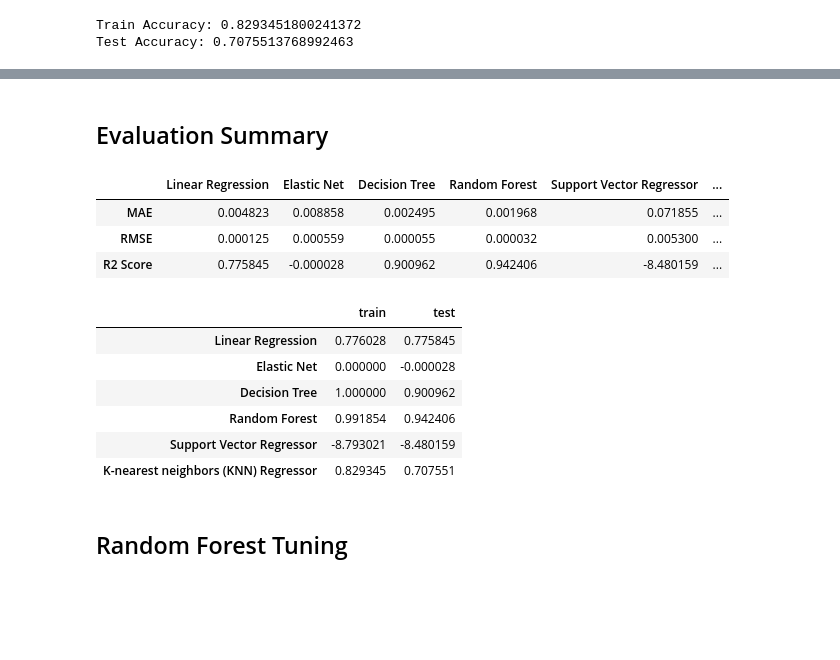
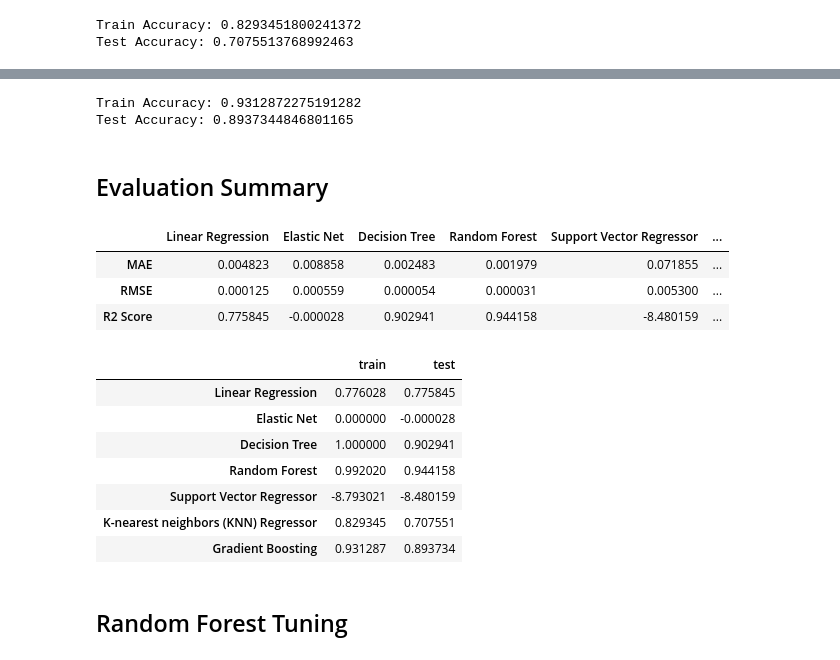
Before and after one commit to dinalnaveen/Analyse-the-relationship-between-metrics-of-YouTube-based-on-YouTube-analytics-by-applying-the-machi, a Jupyter notebook: YouTube Video Views Prediction.ipynb, the cells around one changed output, grey strips where cells are left out. Drawn from its saved outputs; the diff is of its cells as text; code cells hidden in the pictures; blank space fills up the shorter version.

Commit message:
Gradient Boosting

```diff
--- a/YouTube Video Views Prediction.ipynb
+++ b/YouTube Video Views Prediction.ipynb
@@ -735,0 +738,6 @@ Test Accuracy: 0.7075513768992463
+# %%
+# fitting regression model to training set
+from sklearn.ensemble import GradientBoostingRegressor
+gb_model = GradientBoostingRegressor(n_estimators=100, learning_rate=0.1, max_depth=3, random_state=42)
+gb_model.fit(X_train, y_train)
+y_pred_gb = gb_model.predict(X_test)
@@ -736,38 +747,52 @@ Test Accuracy: 0.7075513768992463
+# %%
+mae_gb = mean_absolute_error(y_test, y_pred_gb)
+rmse_gb = mean_squared_error(y_test, y_pred_gb, squared=False)
+r2_gb = r2_score(y_test, y_pred_gb)
+train_gb = gb_model.score(X_train, y_train)
+test_gb = gb_model.score(X_test, y_test)
+# %%
+print('Train Accuracy:', train_gb)
+print('Test Accuracy:', test_gb)
+# %% [output]
+Train Accuracy: 0.9312872275191282
+Test Accuracy: 0.8937344846801165
 # %% [markdown]
 ## Evaluation Summary
 # %%
 evaluation_summary = {
     'Linear Regression': [mae_lr, rmse_lr, r2_lr],
     'Elastic Net':[mae_en, rmse_en, r2_en],
     'Decision Tree':[mae_dt, rmse_dt, r2_dt],
     'Random Forest':[mae_rf, rmse_rf, r2_rf],
     'Support Vector Regressor':[mae_svr, rmse_svr, r2_svr],
-    'K-nearest neighbors (KNN) Regressor':[mae_knn, rmse_knn, r2_knn]
+    'K-nearest neighbors (KNN) Regressor':[mae_knn, rmse_knn, r2_knn],
+    'Gradient Boosting':[mae_gb, rmse_gb, r2_gb]
 }
 
 eva_sum = pd.DataFrame(data = evaluation_summary, index = ['MAE', 'RMSE', 'R2 Score'])
 eva_sum
 # %% [output]
 |  | Linear Regression | Elastic Net | Decision Tree | Random Forest | Support Vector Regressor | ... |
-| MAE | 0.004823 | 0.008858 | 0.002495 | 0.001968 | 0.071855 | ... |
-| RMSE | 0.000125 | 0.000559 | 0.000055 | 0.000032 | 0.005300 | ... |
-| R2 Score | 0.775845 | -0.000028 | 0.900962 | 0.942406 | -8.480159 | ... |
+| MAE | 0.004823 | 0.008858 | 0.002483 | 0.001979 | 0.071855 | ... |
+| RMSE | 0.000125 | 0.000559 | 0.000054 | 0.000031 | 0.005300 | ... |
+| R2 Score | 0.775845 | -0.000028 | 0.902941 | 0.944158 | -8.480159 | ... |
 # %%
 evaluation_sum_train_test = {
-    "train" : [train_lr, train_en, train_dt, train_rf, train_svr,train_knn],
-    "test": [test_lr, test_en, test_dt, test_rf, test_svr,test_knn]
+    "train" : [train_lr, train_en, train_dt, train_rf, train_svr,train_knn,train_gb],
+    "test": [test_lr, test_en, test_dt, test_rf, test_svr,test_knn,test_gb]
 }
 
-eva_sum_train_test = pd.DataFrame(data = evaluation_sum_train_test, index = ['Linear Regression', 'Elastic Net', 'Decision Tree', 'Random Forest', 'Support Vector Regressor','K-nearest neighbors (KNN) Regressor'])
+eva_sum_train_test = pd.DataFrame(data = evaluation_sum_train_test, index = ['Linear Regression', 'Elastic Net', 'Decision Tree', 'Random Forest', 'Support Vector Regressor','K-nearest neighbors (KNN) Regressor','Gradient Boosting'])
 eva_sum_train_test
 # %% [output]
 |  | train | test |
 | Linear Regression | 0.776028 | 0.775845 |
 | Elastic Net | 0.000000 | -0.000028 |
-| Decision Tree | 1.000000 | 0.900962 |
-| Random Forest | 0.991854 | 0.942406 |
+| Decision Tree | 1.000000 | 0.902941 |
+| Random Forest | 0.992020 | 0.944158 |
 | Support Vector Regressor | -8.793021 | -8.480159 |
 | K-nearest neighbors (KNN) Regressor | 0.829345 | 0.707551 |
+| Gradient Boosting | 0.931287 | 0.893734 |
 # %% [markdown]
 ## Random Forest Tuning
 # %%
```
Also changed, not shown: parts of 9 cells of this notebook.
